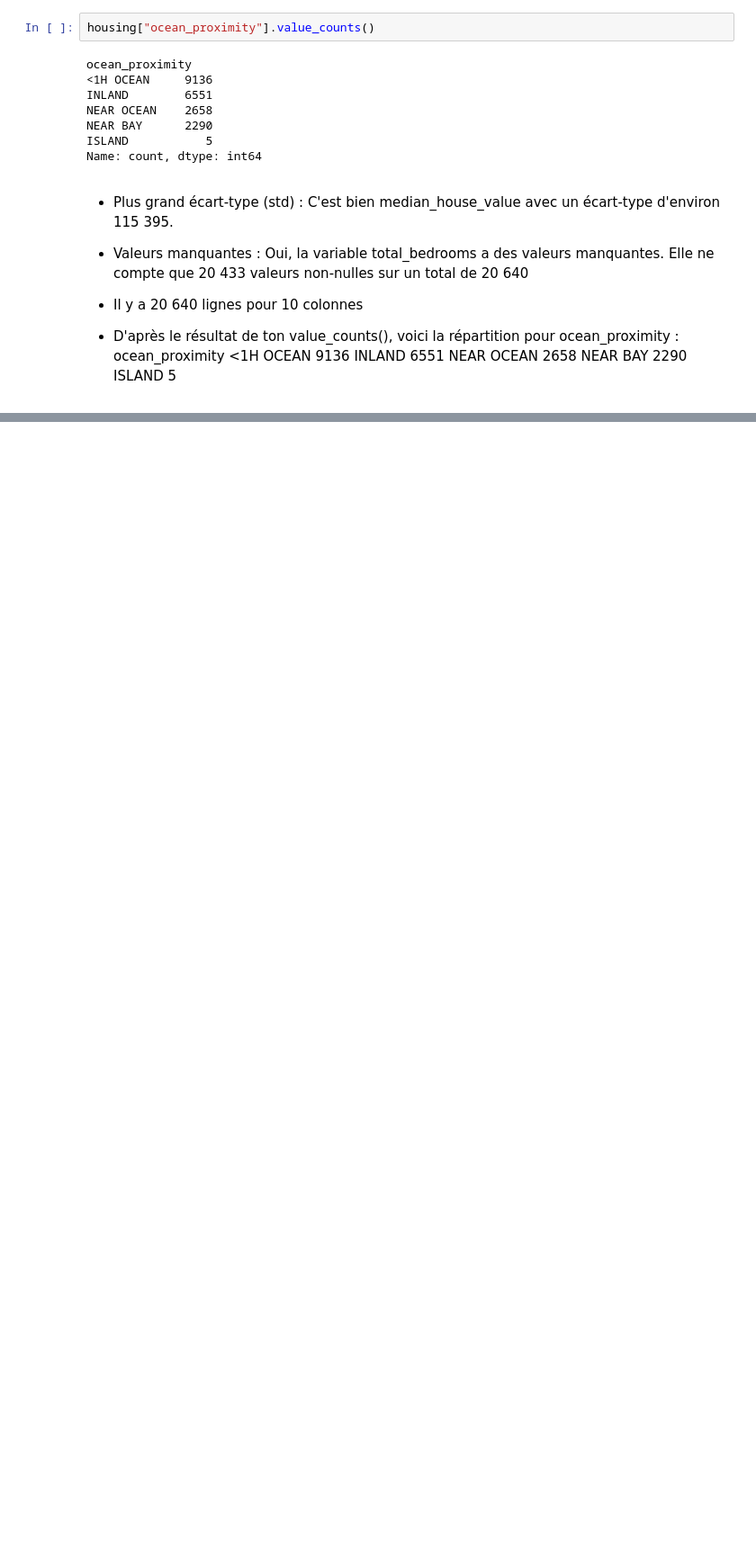
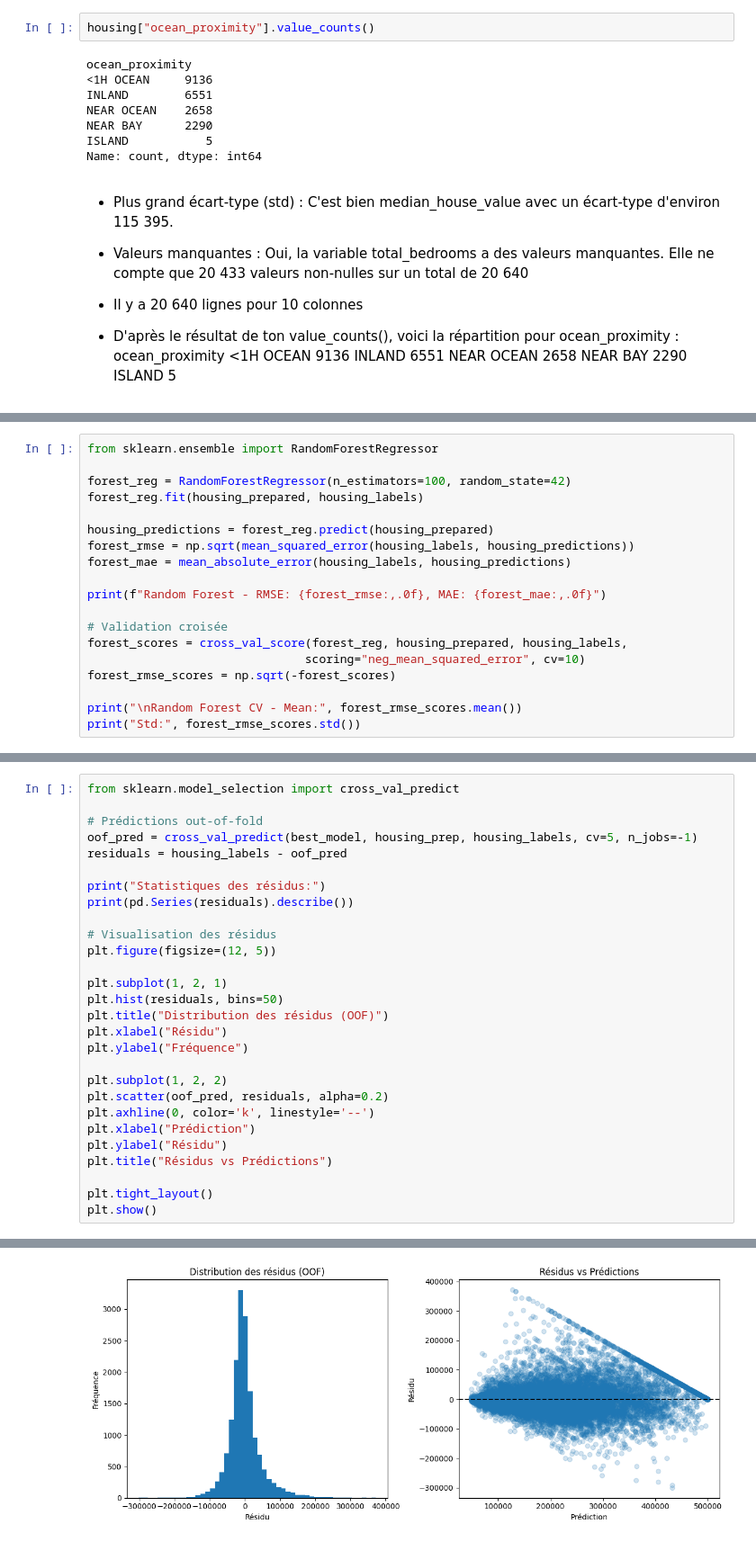
Before and after one commit to Manissa12/Machine-learning, a Jupyter notebook: tp1 lotfi.ipynb, the cells around one changed output, grey strips where cells are left out. Shown: that part at 90% size. Drawn from its saved outputs; the diff is of its cells as text; blank space fills up the shorter version.

```diff
--- a/tp1 lotfi.ipynb
+++ b/tp1 lotfi.ipynb
@@ -139,0 +410,19 @@ ISLAND           5
+# %%
+from sklearn.ensemble import RandomForestRegressor
+
+forest_reg = RandomForestRegressor(n_estimators=100, random_state=42)
+forest_reg.fit(housing_prepared, housing_labels)
+
+housing_predictions = forest_reg.predict(housing_prepared)
+forest_rmse = np.sqrt(mean_squared_error(housing_labels, housing_predictions))
+forest_mae = mean_absolute_error(housing_labels, housing_predictions)
+
+print(f"Random Forest - RMSE: {forest_rmse:,.0f}, MAE: {forest_mae:,.0f}")
+
+# Validation croisée
+forest_scores = cross_val_score(forest_reg, housing_prepared, housing_labels,
+                               scoring="neg_mean_squared_error", cv=10)
+forest_rmse_scores = np.sqrt(-forest_scores)
+
+print("\nRandom Forest CV - Mean:", forest_rmse_scores.mean())
+print("Std:", forest_rmse_scores.std())
@@ -139,0 +572,29 @@ ISLAND           5
+# %%
+from sklearn.model_selection import cross_val_predict
+
+# Prédictions out-of-fold
+oof_pred = cross_val_predict(best_model, housing_prep, housing_labels, cv=5, n_jobs=-1)
+residuals = housing_labels - oof_pred
+
+print("Statistiques des résidus:")
+print(pd.Series(residuals).describe())
+
+# Visualisation des résidus
+plt.figure(figsize=(12, 5))
+
+plt.subplot(1, 2, 1)
+plt.hist(residuals, bins=50)
+plt.title("Distribution des résidus (OOF)")
+plt.xlabel("Résidu")
+plt.ylabel("Fréquence")
+
+plt.subplot(1, 2, 2)
+plt.scatter(oof_pred, residuals, alpha=0.2)
+plt.axhline(0, color='k', linestyle='--')
+plt.xlabel("Prédiction")
+plt.ylabel("Résidu")
+plt.title("Résidus vs Prédictions")
+
+plt.tight_layout()
+plt.show()
+# %% [output]
@@ -139,0 +611 @@ ISLAND           5
+[figure, added]
```
Also changed, not shown: parts of 62 cells of this notebook, 1 other file.
